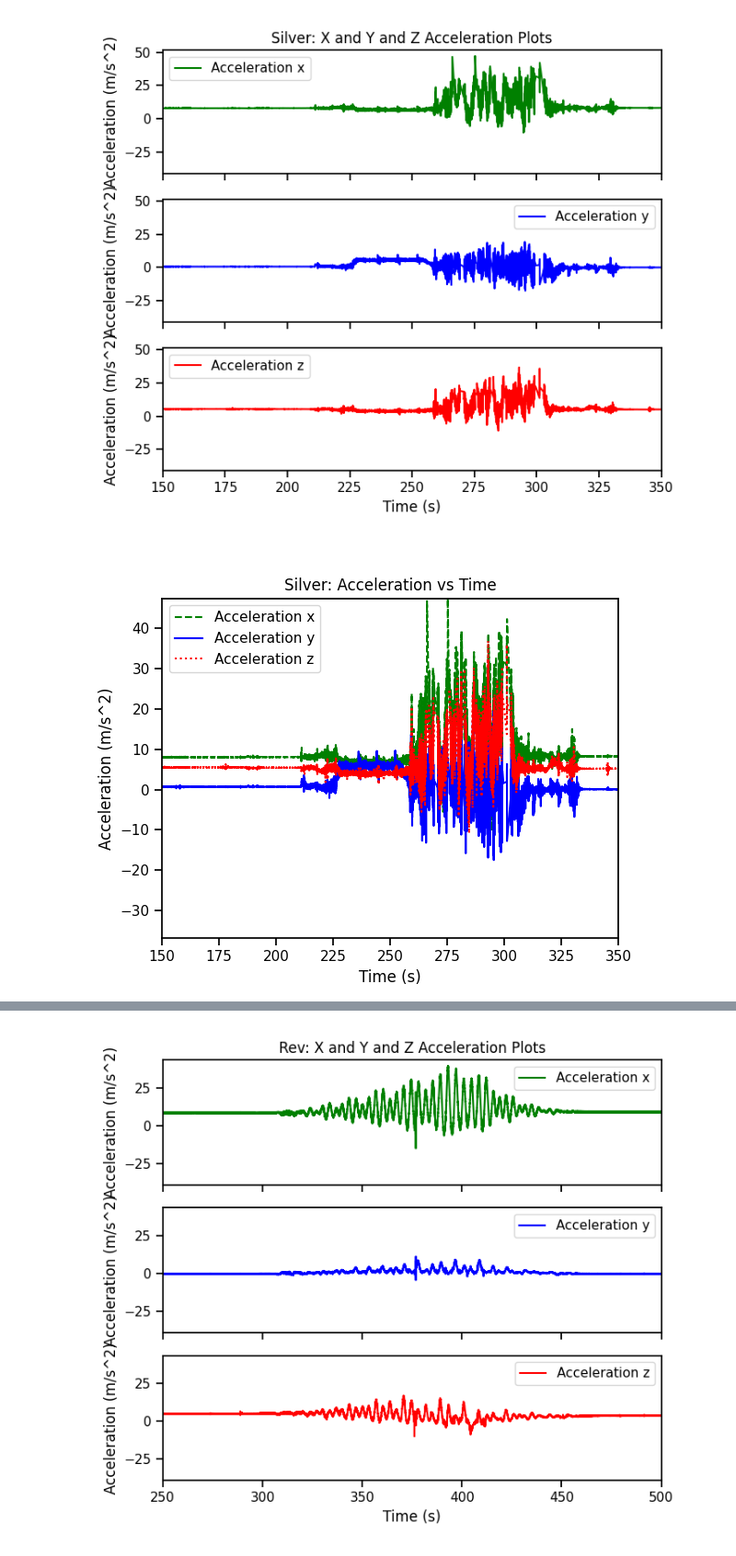
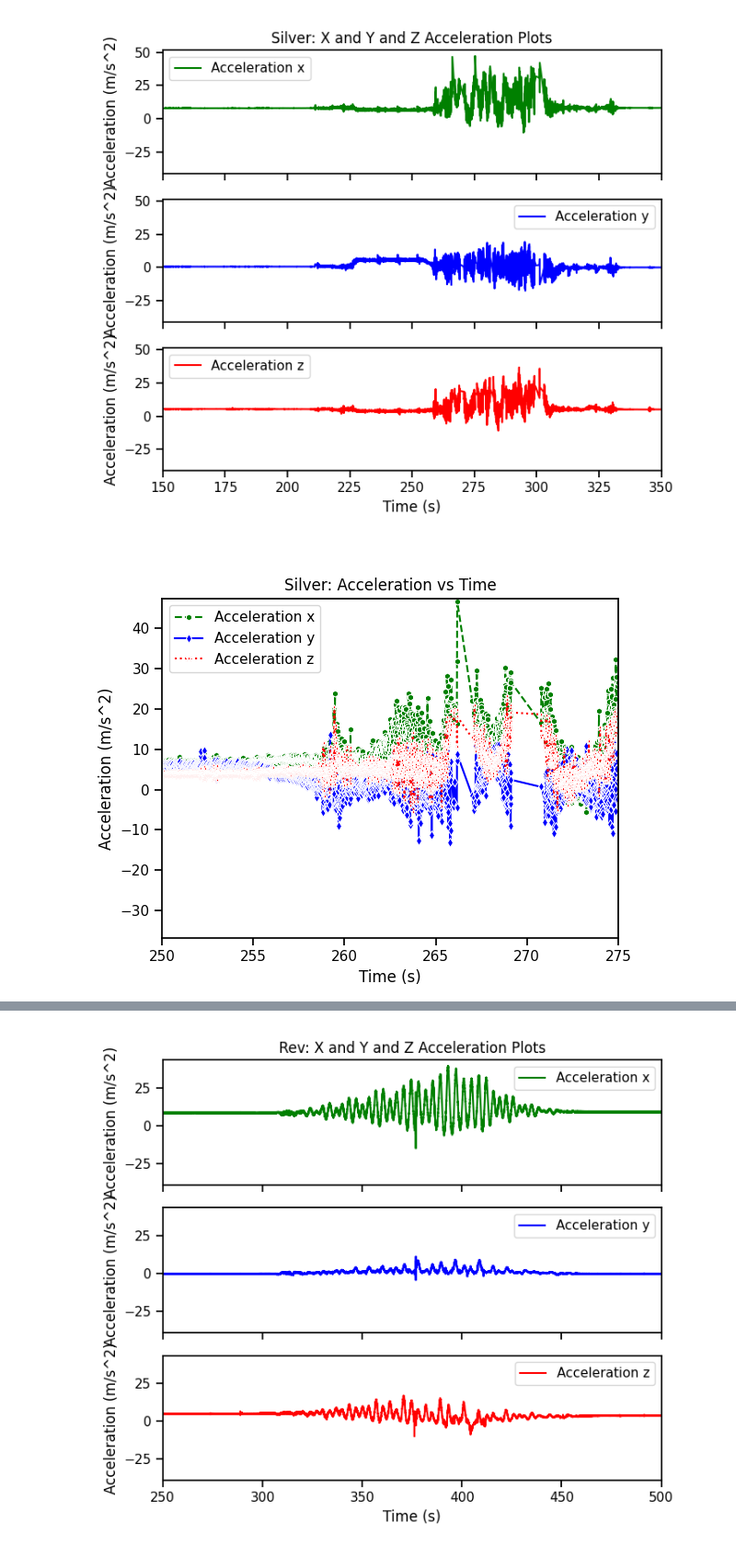
Before and after one commit to rkonecky/geng360-konecky, a Jupyter notebook: Lab 1 - Accelerometers/Lab 1 Data Processing.ipynb, the cells around one changed output, grey strips where cells are left out. Shown at 92% size. Drawn from its saved outputs; the diff is of its cells as text; code cells hidden in the pictures.

Commit message:
graphs probably

```diff
--- a/Lab 1 - Accelerometers/Lab 1 Data Processing.ipynb
+++ b/Lab 1 - Accelerometers/Lab 1 Data Processing.ipynb
@@ -128,18 +128,18 @@ plt.tight_layout()  # Adjust layout to prevent overlap
 # %%
 # Plotting both acceleration x and y and z on the same graph
 plt.figure()  # Create a new figure
-sns.lineplot(x="Time (s)", y="Acceleration x (m/s^2)", data=silver2,
+sns.lineplot(x="Time (s)", y="Acceleration x (m/s^2)", data=silver2, marker="h",
               markersize=5, color = "green", linestyle="--", label="Acceleration x") # Plot the x data
-sns.lineplot(x="Time (s)", y="Acceleration y (m/s^2)", data=silver2,
+sns.lineplot(x="Time (s)", y="Acceleration y (m/s^2)", data=silver2, marker="d",
               markersize=5, color = "blue", linestyle="-", label="Acceleration y") # Plot the y data
-sns.lineplot(x="Time (s)", y="Acceleration z (m/s^2)", data=silver2,
+sns.lineplot(x="Time (s)", y="Acceleration z (m/s^2)", data=silver2, marker="*",
               markersize=5, color = "red", linestyle="dotted", label="Acceleration z") # Plot the z data
 plt.title("Silver: Acceleration vs Time")
 plt.xlabel("Time (s)")
 plt.ylabel("Acceleration (m/s^2)")
-plt.xlim([150,350])  # Set x-axis limits to full data range
+plt.xlim([250,275])  # Set x-axis limits to full data range
 plt.ylim(silver2[["Acceleration x (m/s^2)", "Acceleration y (m/s^2)", "Acceleration z (m/s^2)"]].min().min(),
          silver2[["Acceleration x (m/s^2)", "Acceleration y (m/s^2)", "Acceleration z (m/s^2)"]].max().max())  # Set y-axis limits to full data range
 plt.show()
 # %% [output]
-[figure, old version]
+[figure, new version]
```
Also changed, not shown: parts of 2 cells of this notebook, 5 other files.
